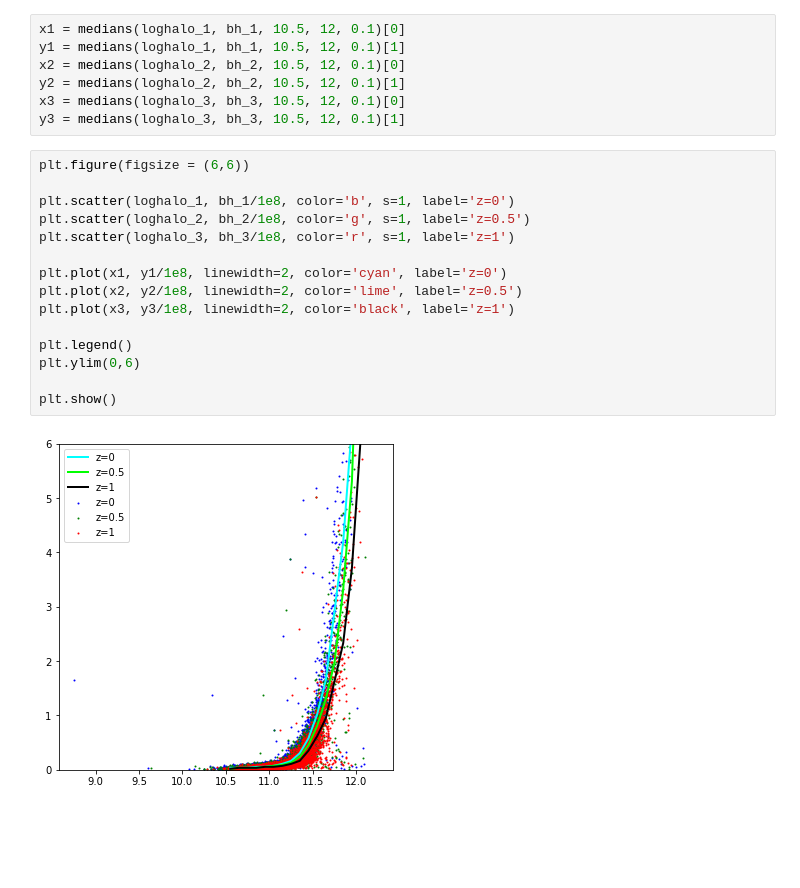
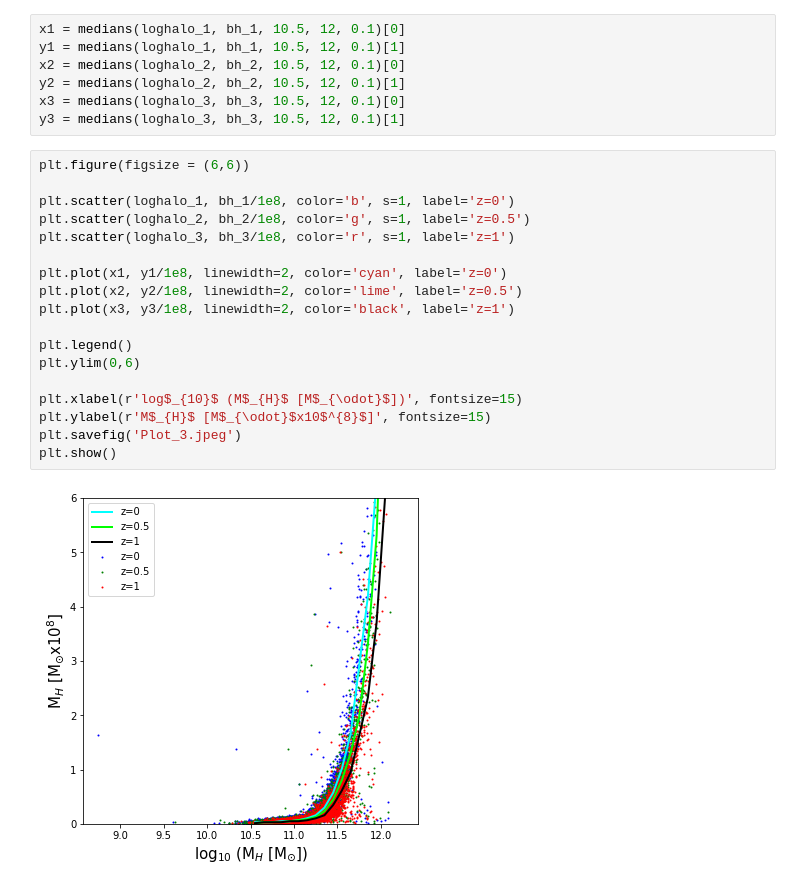
Before and after one commit to xvh422/L4-Project, a Jupyter notebook: Plot 3.ipynb, the cells around one changed output. Drawn from its saved outputs; the diff is of its cells as text; blank space fills up the shorter version.

```diff
--- a/Plot 3.ipynb
+++ b/Plot 3.ipynb
@@ -129,17 +129,20 @@ y3 = medians(loghalo_3, bh_3, 10.5, 12, 0.1)[1]
 # %%
 plt.figure(figsize = (6,6))
 
 plt.scatter(loghalo_1, bh_1/1e8, color='b', s=1, label='z=0')
 plt.scatter(loghalo_2, bh_2/1e8, color='g', s=1, label='z=0.5')
 plt.scatter(loghalo_3, bh_3/1e8, color='r', s=1, label='z=1')
 
 plt.plot(x1, y1/1e8, linewidth=2, color='cyan', label='z=0')
 plt.plot(x2, y2/1e8, linewidth=2, color='lime', label='z=0.5')
 plt.plot(x3, y3/1e8, linewidth=2, color='black', label='z=1')
 
 plt.legend()
 plt.ylim(0,6)
 
+plt.xlabel(r'log$_{10}$ (M$_{H}$ [M$_{\odot}$])', fontsize=15)
+plt.ylabel(r'M$_{H}$ [M$_{\odot}$x10$^{8}$]', fontsize=15)
+plt.savefig('Plot_3.jpeg')
 plt.show()
 # %% [output]
-[figure, old version]
+[figure, new version]
```
